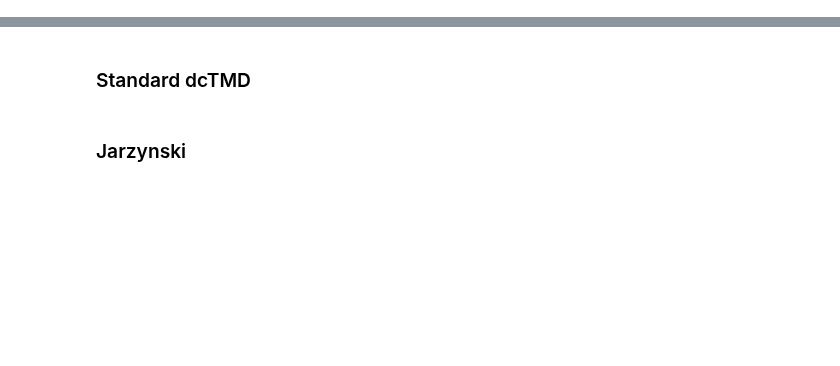
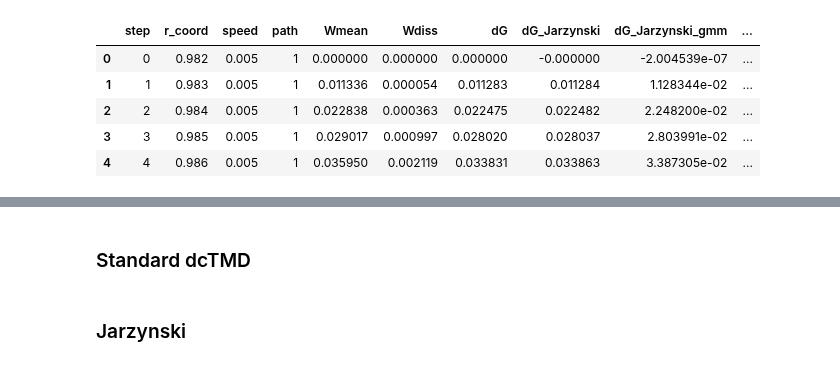
Before and after one commit to forlilab/autopath, a Jupyter notebook: examples/sMD/dctmd_gmm.ipynb, the cells around one changed output, grey strips where cells are left out. Cells and saved outputs as stored; diff of their text form; code cells hidden in the pictures; blank space fills up the shorter version.

```diff
--- a/examples/sMD/dctmd_gmm.ipynb
+++ b/examples/sMD/dctmd_gmm.ipynb
@@ -16,20 +34,26 @@ from scipy.ndimage import gaussian_filter1d
 # %%
 smd_folder = 'sMD'
 sysname = '3ptb'
-logs = glob(f"{sysname}/{smd_folder}/sMD_*_*_forward.dat")
+logs = glob(f"{sysname}/{smd_folder}/sMD_*_*_forward.dat")#[:10]
 trajs = glob(f"{sysname}/{smd_folder}/sMD_*_*_forward.dcd")
 smd = SteeredMDAnalysis(logs,
                         sysname,
-                        bin_width=None,#0.02,
-                        dist_minmax=(0.0, 1.8), #nm
-                        cluster_paths=False,
+                        # bin_width=None,#0.02,
+                        # dist_minmax=(0.0, 1.8), #nm
+                        # cluster_paths='traces',
                         trajectories=trajs,
                         reference_pdb=f"../equilibration/{sysname}/equilibration/{sysname}_equilibrated.pdb",
                         # pocket_select="protein and resid 218 219 262 263 305 306 49 50 91 92 133 134 175 176 and name CA", # my own selection
-                        pocket_select='resid 134 135 136 137 138 139 140 157 158 159 160 161 162 180 181 182 183 211 212 213 214 215 226 227 228 229 and name CA',
+                        pocket_select="protein and resid 189 192 195 214 215 219 and name CA", # my own selection
                         ligand_select='resname UNK and not name H*',
-                        dist_column='r_target(nm)',
                         timestep=0.004)
 results, gmm_results = smd.run_analysis()
 smd.raw_data.to_csv(f"{sysname}/{smd_folder}/sMD_data_raw.csv")
 results.head()
+# %% [output]
+|  | step | r_coord | speed | path | Wmean | Wdiss | dG | dG_Jarzynski | dG_Jarzynski_gmm | ... |
+| 0 | 0 | 0.982 | 0.005 | 1 | 0.000000 | 0.000000 | 0.000000 | -0.000000 | -2.004539e-07 | ... |
+| 1 | 1 | 0.983 | 0.005 | 1 | 0.011336 | 0.000054 | 0.011283 | 0.011284 | 1.128344e-02 | ... |
+| 2 | 2 | 0.984 | 0.005 | 1 | 0.022838 | 0.000363 | 0.022475 | 0.022482 | 2.248200e-02 | ... |
+| 3 | 3 | 0.985 | 0.005 | 1 | 0.029017 | 0.000997 | 0.028020 | 0.028037 | 2.803991e-02 | ... |
+| 4 | 4 | 0.986 | 0.005 | 1 | 0.035950 | 0.002119 | 0.033831 | 0.033863 | 3.387305e-02 | ... |
```
Also changed, not shown: parts of 6 cells of this notebook.
